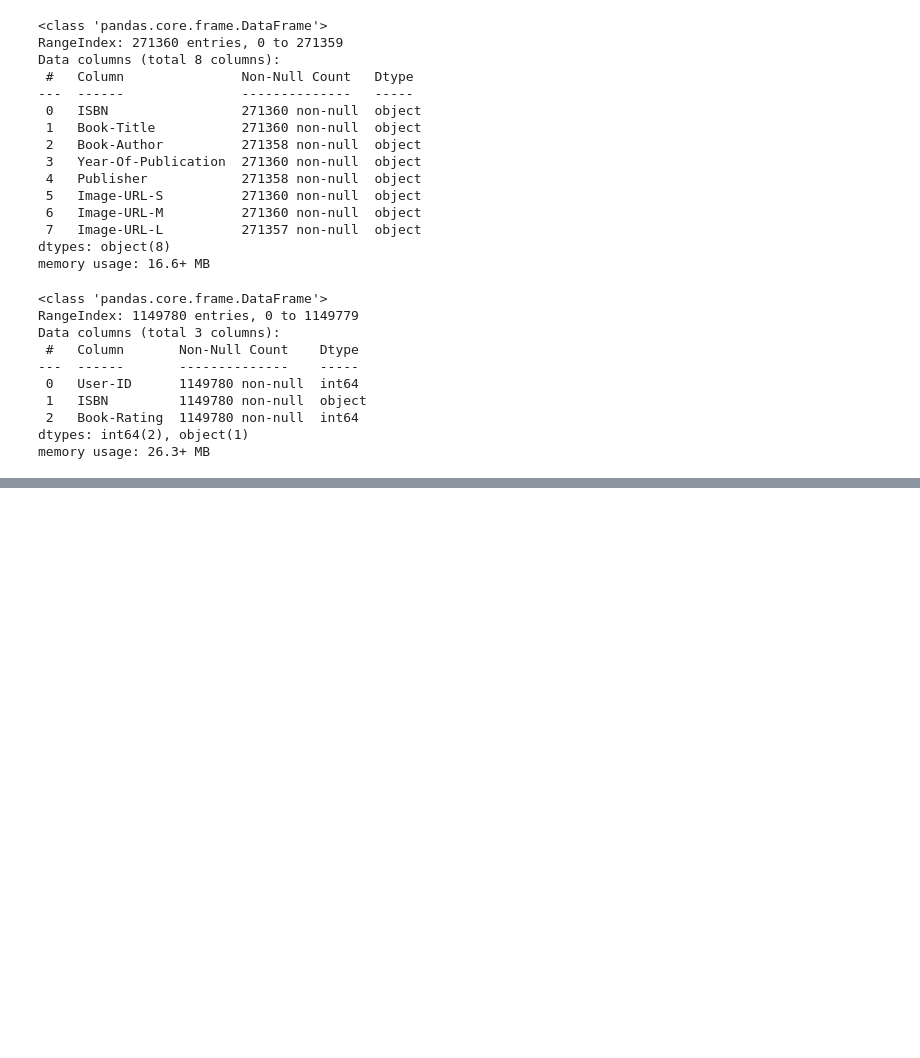
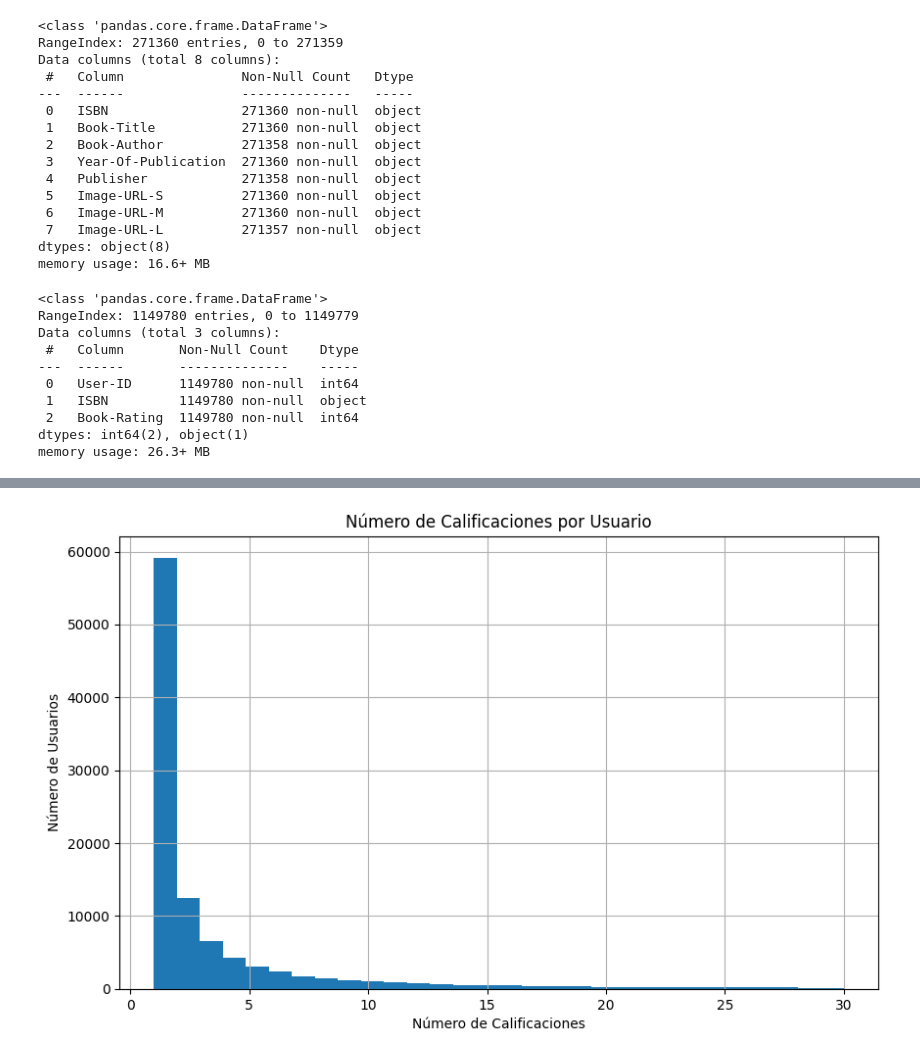
Before and after one commit to GitElean/DL_6_7, a Jupyter notebook: recommendation.ipynb, the cells around one changed output, grey strips where cells are left out. Cells and saved outputs as stored; diff of their text form; code cells hidden in the pictures; blank space fills up the shorter version.

```diff
--- a/recommendation.ipynb
+++ b/recommendation.ipynb
@@ -86,0 +145,13 @@ memory usage: 26.3+ MB
+# %%
+# Contar cuántas calificaciones ha dado cada usuario
+user_rating_counts = ratings['User-ID'].value_counts()
+
+# Ver la distribución de la cantidad de calificaciones por usuario
+plt.figure(figsize=(10, 6))
+user_rating_counts.hist(bins=30, range=(1,30))  # Limitando el histograma a usuarios que han dado hasta 30 calificaciones para mejor visualización
+plt.title('Número de Calificaciones por Usuario')
+plt.xlabel('Número de Calificaciones')
+plt.ylabel('Número de Usuarios')
+plt.show()
+# %% [output]
+[figure, added]
```
Also changed, not shown: parts of 18 cells of this notebook.
